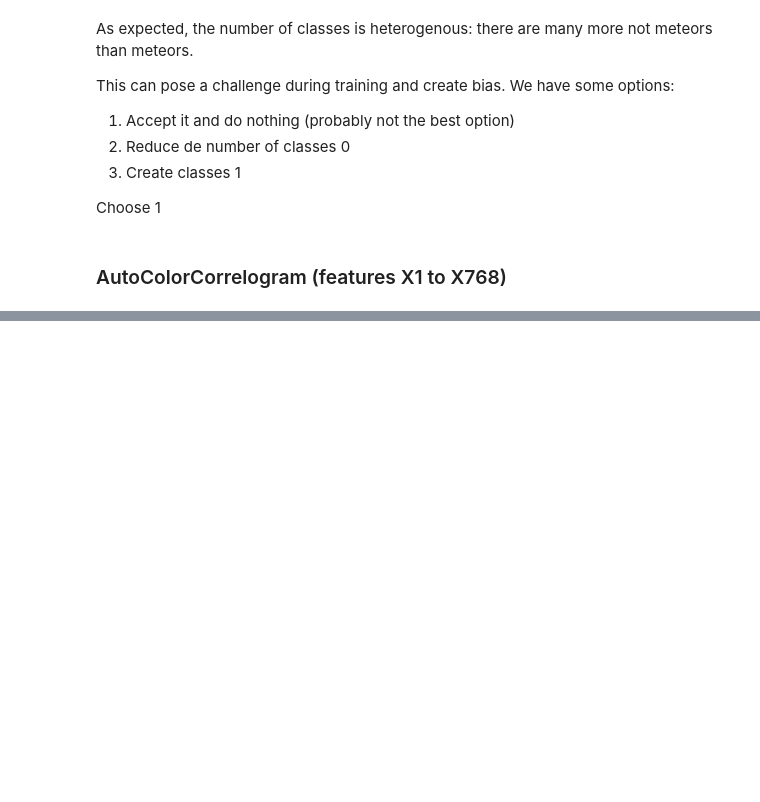
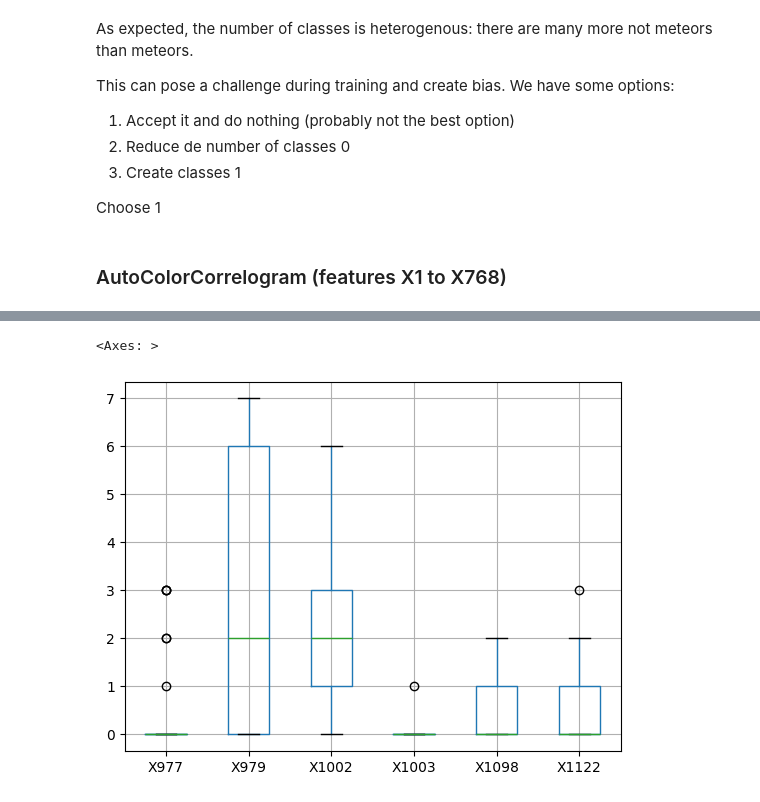
Before and after one commit to FelipeSpirandelli/cmc15-1-am, a Jupyter notebook: solve.ipynb, the cells around one changed output, grey strips where cells are left out. Saved outputs shown, nothing was run; the diff lists cells and outputs as text; code cells hidden in the pictures; blank space fills up the shorter version.

```diff
--- a/solve.ipynb
+++ b/solve.ipynb
@@ -119 +175,10 @@ sns.heatmap(corr, mask=mask, cmap='coolwarm',vmax=.3, center=0,
+# %%
+fcth_drop_columns = ['X978', 'X1001', 'X1025', 'X1049', 'X1073', 'X1097', 'X1121', 'X1145', 'X1146', 'X1050', 'X1026', 'X1074']
+fcth_dropped_df = fcth_not_zero_columns_df.drop(fcth_drop_columns, axis=1)
+# %%
+# Box Plot
+fcth_dropped_df.boxplot()
+# %% [output]
+<Axes: >
+[figure, added]
 # %%
```
Also changed, not shown: parts of 42 cells of this notebook.
